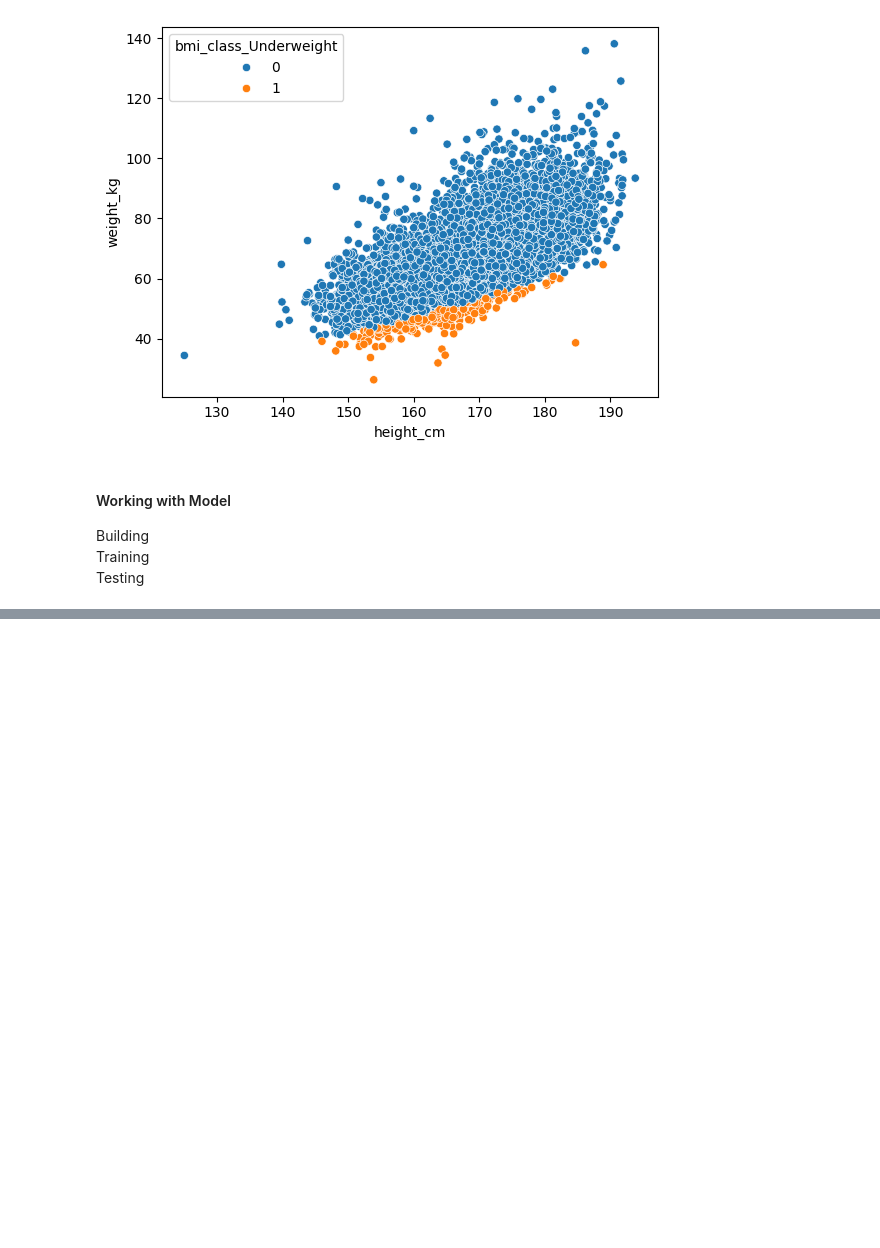
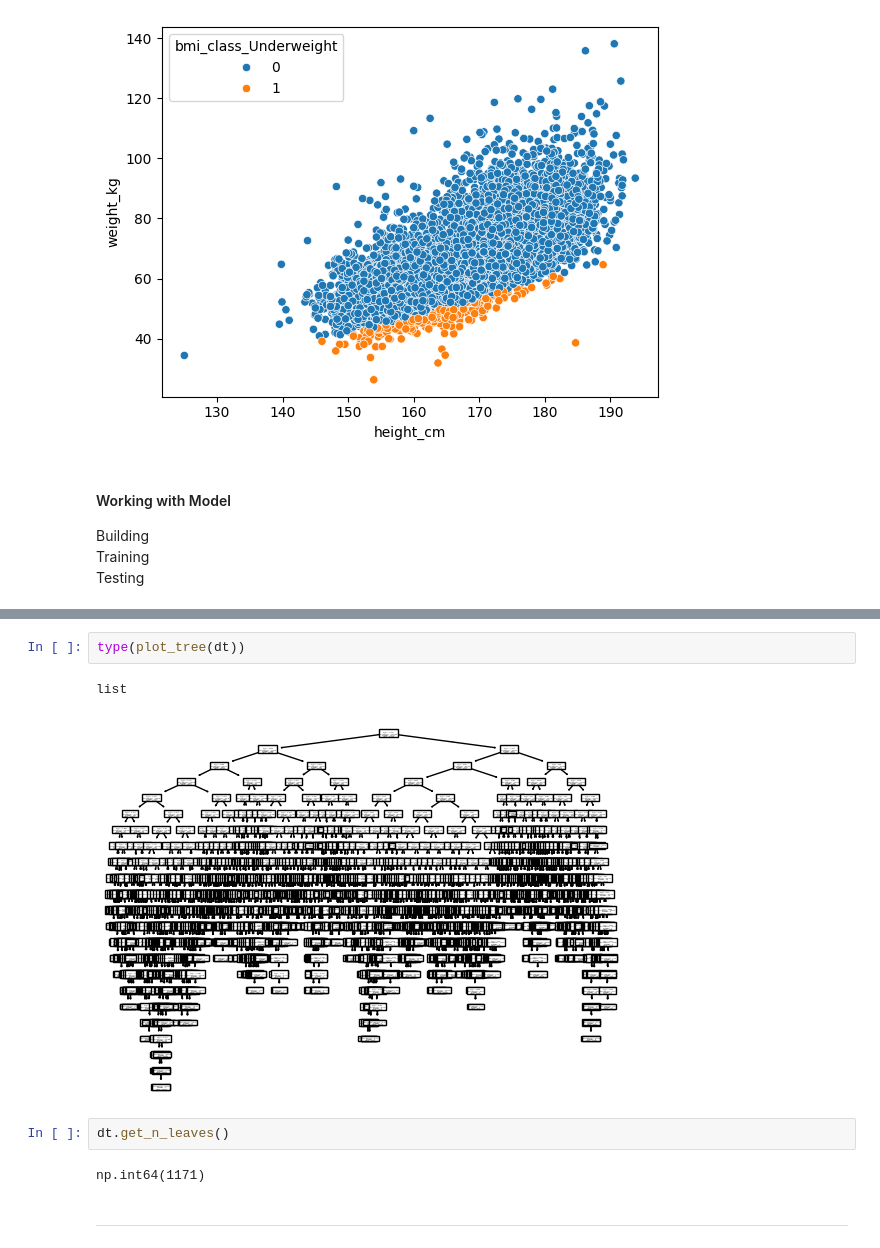
Before and after one commit to a4archit/ML-Journey, a Jupyter notebook: Algorithms/Decision Trees/weight predictor.ipynb, the cells around one changed output, grey strips where cells are left out. Saved outputs shown, nothing was run; the diff lists cells and outputs as text; blank space fills up the shorter version.

```diff
--- a/Algorithms/Decision Trees/weight predictor.ipynb
+++ b/Algorithms/Decision Trees/weight predictor.ipynb
@@ -113,0 +150,11 @@ Test Score (R^2): 0.8685366419586761
+# %%
+type(plot_tree(dt))
+# %% [output]
+list
+[figure, added]
+# %%
+dt.get_n_leaves()
+# %% [output]
+np.int64(1171)
+# %% [markdown]
+***
```
Also changed, not shown: parts of 9 cells of this notebook, 1 other file.
